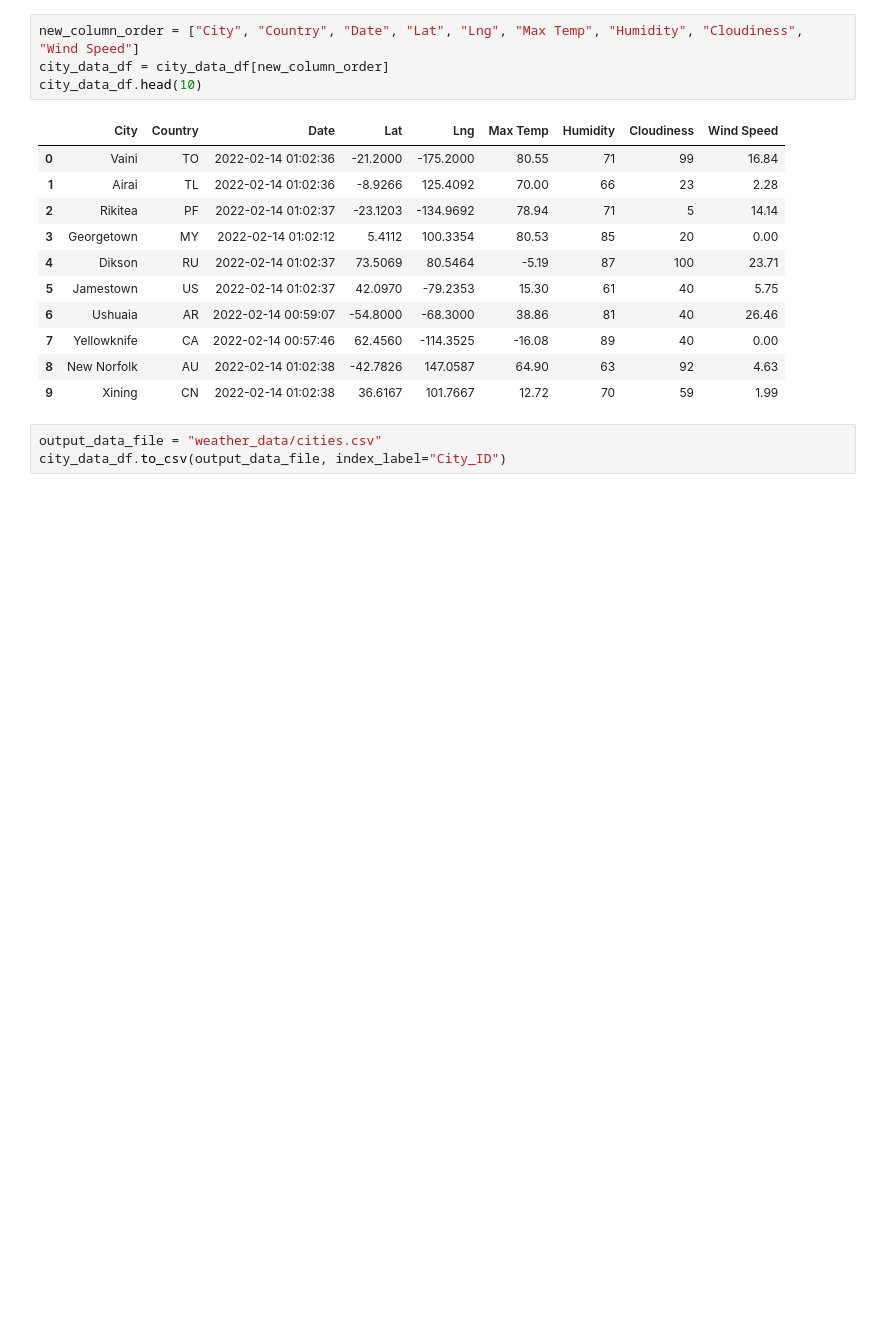
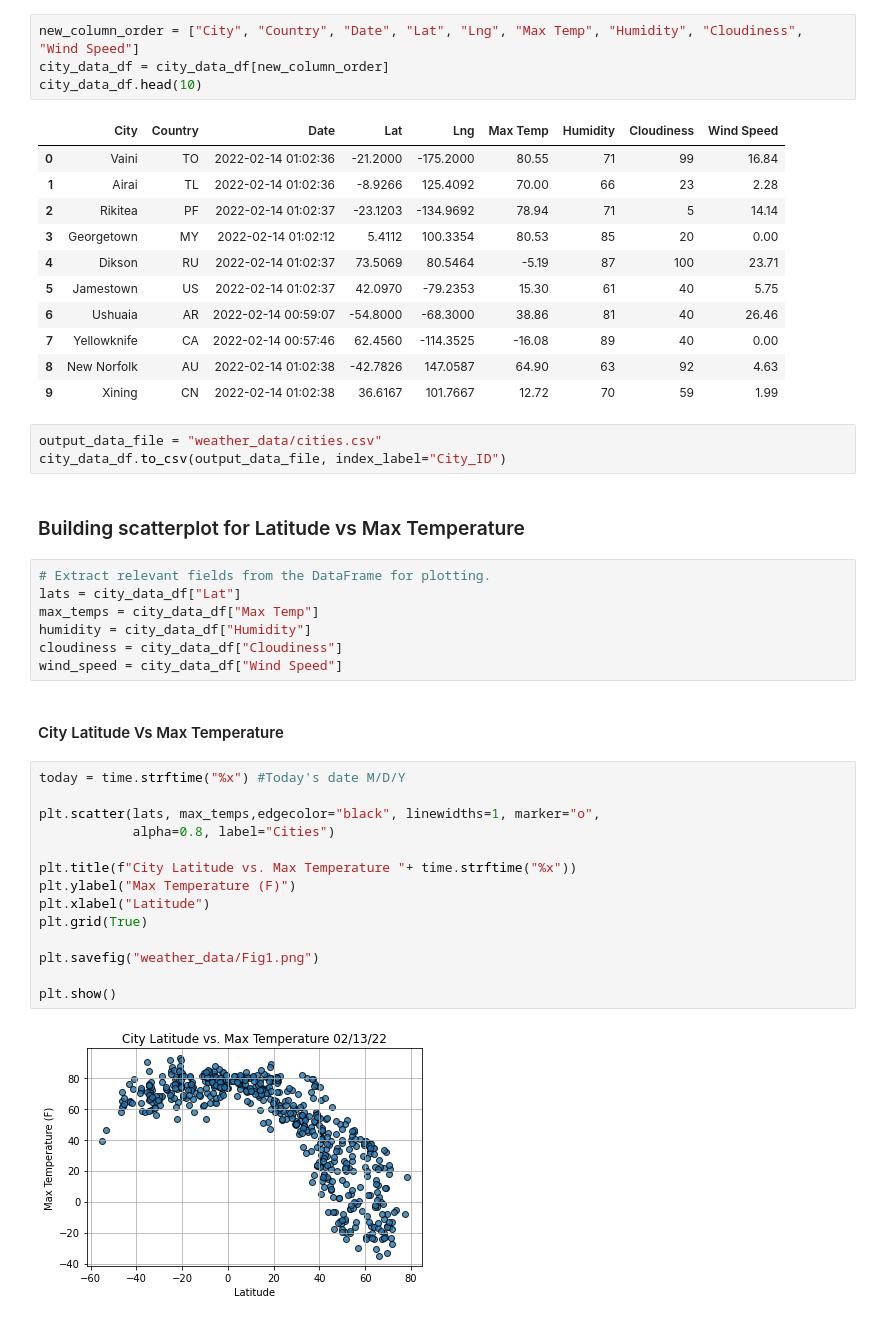
Before and after one commit to AndyMauvais/World_Weather_Analysis, a Jupyter notebook: WeatherPy.ipynb, the cells around one changed output. Drawn from its saved outputs; the diff is of its cells as text; blank space fills up the shorter version.

Commit message:
Plots graphed

```diff
--- a/WeatherPy.ipynb
+++ b/WeatherPy.ipynb
@@ -134,3 +136,30 @@ city_data_df.head(10)
 # %%
 output_data_file = "weather_data/cities.csv"
 city_data_df.to_csv(output_data_file, index_label="City_ID")
+# %% [markdown]
+### Building scatterplot for Latitude vs Max Temperature
+# %%
+# Extract relevant fields from the DataFrame for plotting.
+lats = city_data_df["Lat"]
+max_temps = city_data_df["Max Temp"]
+humidity = city_data_df["Humidity"]
+cloudiness = city_data_df["Cloudiness"]
+wind_speed = city_data_df["Wind Speed"]
+# %% [markdown]
+#### City Latitude Vs Max Temperature
+# %%
+today = time.strftime("%x") #Today's date M/D/Y
+
+plt.scatter(lats, max_temps,edgecolor="black", linewidths=1, marker="o",
+            alpha=0.8, label="Cities")
+
+plt.title(f"City Latitude vs. Max Temperature "+ time.strftime("%x"))
+plt.ylabel("Max Temperature (F)")
+plt.xlabel("Latitude")
+plt.grid(True)
+
+plt.savefig("weather_data/Fig1.png")
+
+plt.show()
+# %% [output]
+[figure, added]
```
Also changed, not shown: parts of 6 cells of this notebook.
